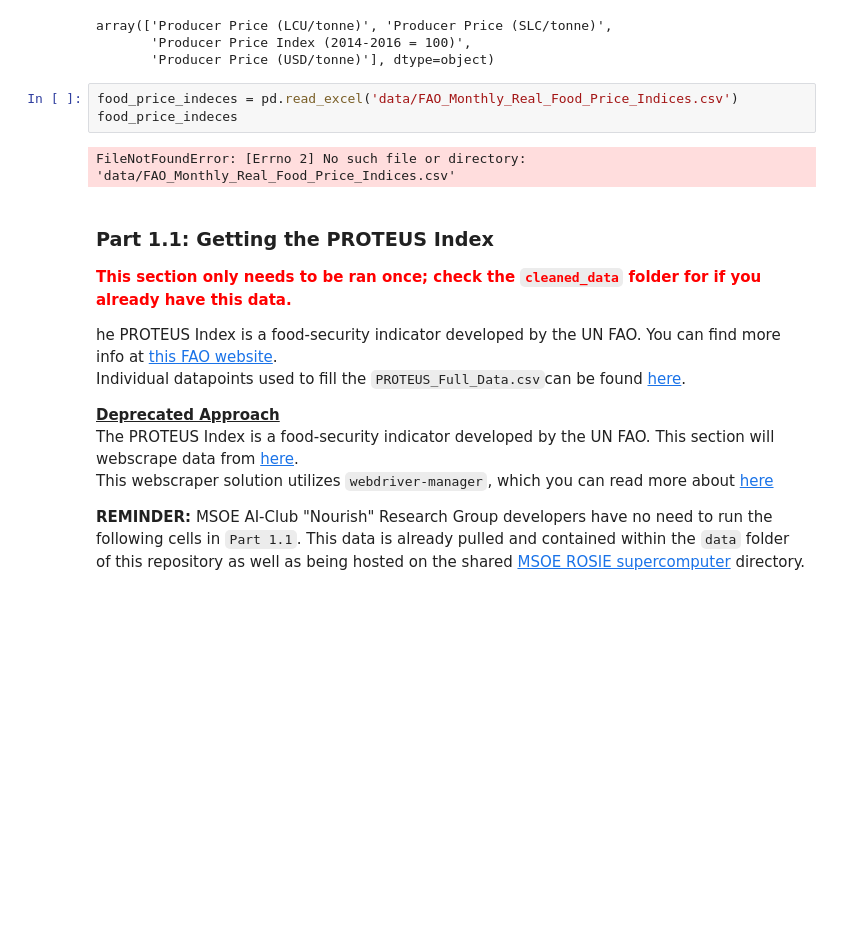
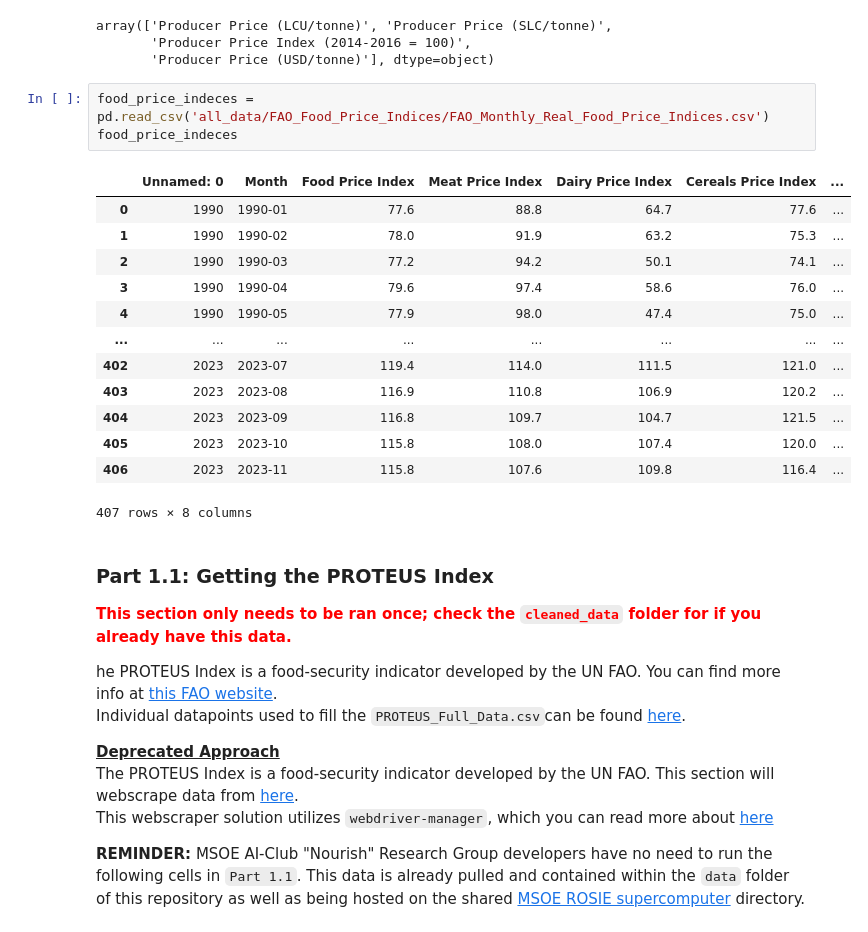
Before and after one commit to Benja-Pauls/Predicting-Commodity-Food-Pricing, a Jupyter notebook: data_analysis.ipynb, the cells around one changed output. Cells and saved outputs as stored; diff of their text form; blank space fills up the shorter version.

```diff
--- a/data_analysis.ipynb
+++ b/data_analysis.ipynb
@@ -103,10 +103,22 @@ array(['Producer Price (LCU/tonne)', 'Producer Price (SLC/tonne)',
        'Producer Price Index (2014-2016 = 100)',
        'Producer Price (USD/tonne)'], dtype=object)
 # %%
-food_price_indeces = pd.read_excel('data/FAO_Monthly_Real_Food_Price_Indices.csv')
+food_price_indeces = pd.read_csv('all_data/FAO_Food_Price_Indices/FAO_Monthly_Real_Food_Price_Indices.csv')
 food_price_indeces
 # %% [output]
+|  | Unnamed: 0 | Month | Food Price Index | Meat Price Index | Dairy Price Index | Cereals Price Index | ... |
+| 0 | 1990 | 1990-01 | 77.6 | 88.8 | 64.7 | 77.6 | ... |
+| 1 | 1990 | 1990-02 | 78.0 | 91.9 | 63.2 | 75.3 | ... |
+| 2 | 1990 | 1990-03 | 77.2 | 94.2 | 50.1 | 74.1 | ... |
+| 3 | 1990 | 1990-04 | 79.6 | 97.4 | 58.6 | 76.0 | ... |
+| 4 | 1990 | 1990-05 | 77.9 | 98.0 | 47.4 | 75.0 | ... |
+| ... | ... | ... | ... | ... | ... | ... | ... |
+| 402 | 2023 | 2023-07 | 119.4 | 114.0 | 111.5 | 121.0 | ... |
+| 403 | 2023 | 2023-08 | 116.9 | 110.8 | 106.9 | 120.2 | ... |
+| 404 | 2023 | 2023-09 | 116.8 | 109.7 | 104.7 | 121.5 | ... |
+| 405 | 2023 | 2023-10 | 115.8 | 108.0 | 107.4 | 120.0 | ... |
+| 406 | 2023 | 2023-11 | 115.8 | 107.6 | 109.8 | 116.4 | ... |
-FileNotFoundError: [Errno 2] No such file or directory: 'data/FAO_Monthly_Real_Food_Price_Indices.csv'
+407 rows × 8 columns
 # %% [markdown]
 ### Part 1.1: Getting the PROTEUS Index
 <span style="color: red;">**This section only needs to be ran once; check the `cleaned_data` folder for if you already have this data.**</span>
```
Also changed, not shown: parts of 5 cells of this notebook, 3 other files.
